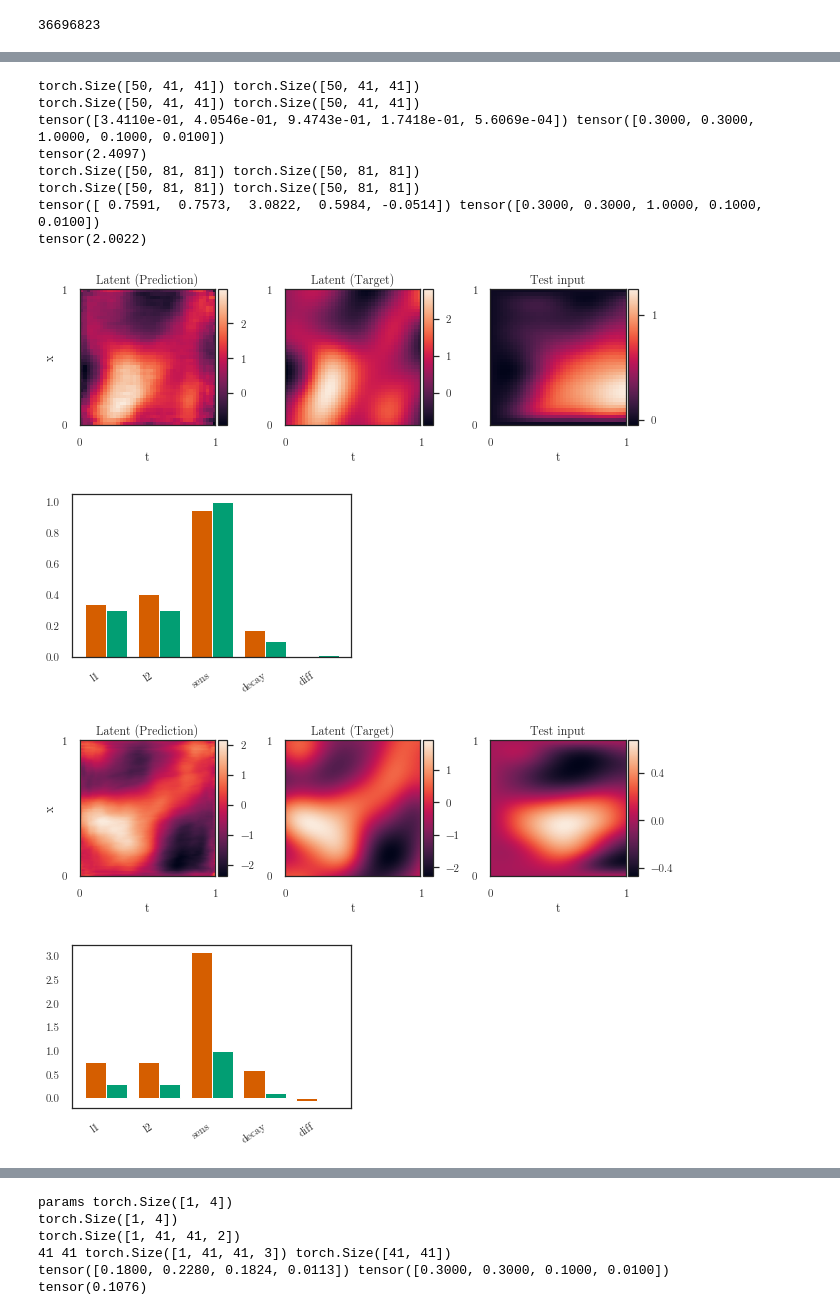
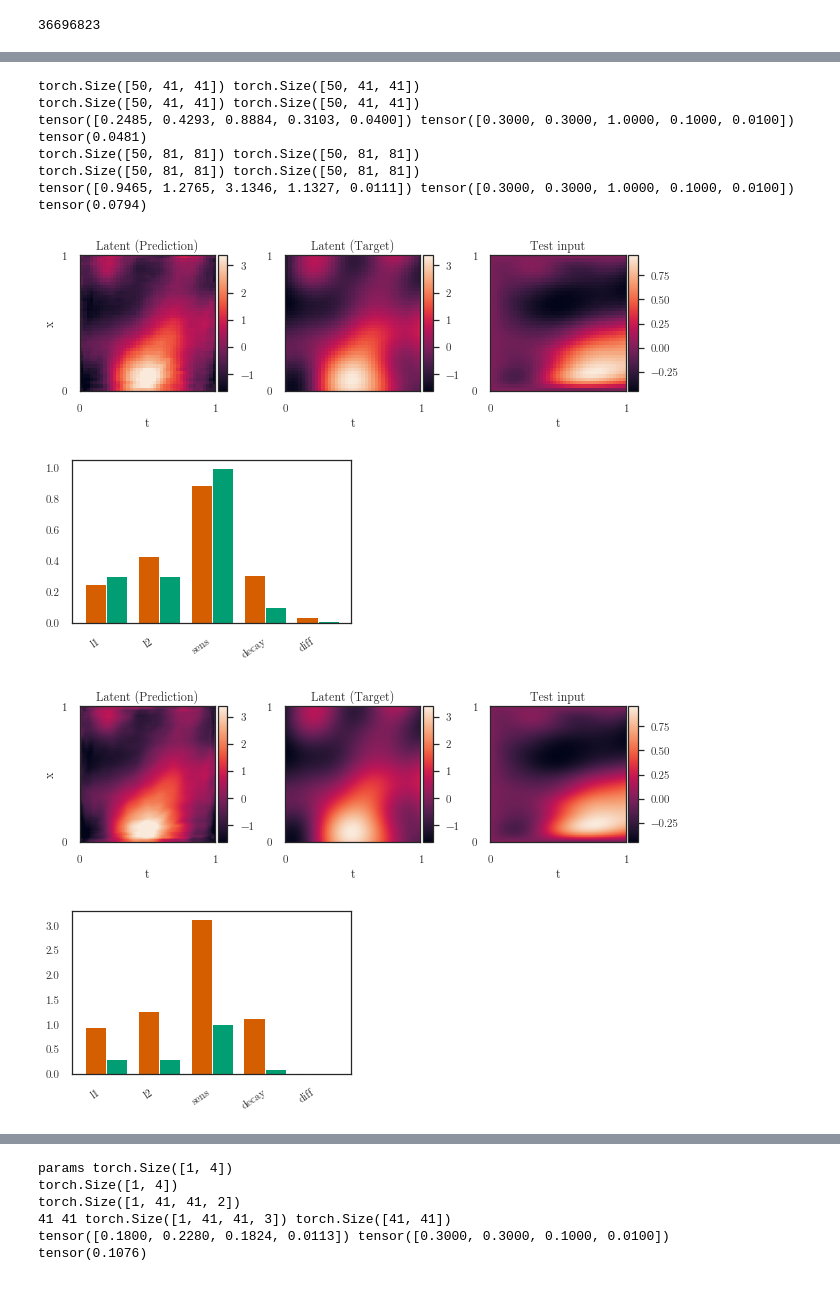
Before and after one commit to mossjacob/alfi, a Jupyter notebook: docs/notebooks/nn/lfo_2d.ipynb, the cells around one changed output, grey strips where cells are left out. Cells and saved outputs as stored; diff of their text form; code cells hidden in the pictures.

```diff
--- a/docs/notebooks/nn/lfo_2d.ipynb
+++ b/docs/notebooks/nn/lfo_2d.ipynb
@@ -44,14 +44,14 @@ dataset = HomogeneousReactionDiffusion('../../../data',
                                        highres=True,
                                        nn_format=True,
                                        sub=1, ntest=0)
-high_res_loader = DataLoader(dataset.train_data, batch_size=batch_size, shuffle=True)
+high_res_loader = DataLoader(dataset.train_data, batch_size=batch_size, shuffle=False)
 
 dataset = HomogeneousReactionDiffusion('../../../data',
                                        one_fixed_sample=False,
                                        highres=True,
                                        nn_format=True,
                                        sub=2, ntest=0)
-subsampled_loader = DataLoader(dataset.train_data, batch_size=batch_size, shuffle=True)
+subsampled_loader = DataLoader(dataset.train_data, batch_size=batch_size, shuffle=False)
 i = torch.randint(50, torch.Size([1]))[0]
 tx = dataset.data[i][0]
 
@@ -107,21 +107,24 @@ Epoch 020/020 - Loss: 0.03 (0.35 -0.05 0.14 0.01 0.06)
 # %%
-def show_result(model, loader, plot_uncertainty=False, plotter=None):
+def show_result(model, loader, plot_uncertainty=False, plotter=None, index=0):
     x, y, params = next(iter(loader))
     p_y_pred, params_out = model.predict_f(x)
-    mean = p_y_pred.mean[0]
-    std  = p_y_pred.variance.sqrt()[0]
-
+    mean = p_y_pred.mean[index]
+    std  = p_y_pred.variance.sqrt()[index]
     num_t = x.shape[1]
     num_x = x.shape[2]
+    x = x[index][...,0]
+    y = y[index]
     if not plot_uncertainty:
         plot_spatiotemporal_data(
             [
-                mean[...].detach().view(num_t, num_x).t(),
-                y[0, ...].view(num_t, num_x).t(), #num_t
-                x[0, ..., 0].view(num_t, num_x).t()
+                mean.detach().view(num_t, num_x).t(),
+                y.view(num_t, num_x).t(), #num_t
+                x.view(num_t, num_x).t()
             ],
             extent, nrows=1, ncols=3,
-            titles=['Latent (Prediction)', 'Latent (Target)', 'Test input']
+            titles=['Latent (Prediction)', 'Latent (Target)', 'Test input'],
+            cticks=None,  # [0, 100, 200]
+            clim=[(y.min(), y.max())] * 2 + [(x.min(), x.max())],
         )
     else:
         a = np.zeros((41, 41, 4))
@@ -160,19 +163,20 @@ tensor(2.0106)
 # %%
-show_result(model, subsampled_loader, plotter=plotter)
-show_result(model, high_res_loader, plotter=plotter)
+i = 10
+show_result(model, subsampled_loader, plotter=plotter, index=i)
+show_result(model, high_res_loader, plotter=plotter, index=i)
 # %% [output]
 torch.Size([50, 41, 41]) torch.Size([50, 41, 41])
 torch.Size([50, 41, 41]) torch.Size([50, 41, 41])
-tensor([3.4110e-01, 4.0546e-01, 9.4743e-01, 1.7418e-01, 5.6069e-04]) tensor([0.3000, 0.3000, 1.0000, 0.1000, 0.0100])
-tensor(2.4097)
+tensor([0.2485, 0.4293, 0.8884, 0.3103, 0.0400]) tensor([0.3000, 0.3000, 1.0000, 0.1000, 0.0100])
+tensor(0.0481)
 torch.Size([50, 81, 81]) torch.Size([50, 81, 81])
 torch.Size([50, 81, 81]) torch.Size([50, 81, 81])
-tensor([ 0.7591,  0.7573,  3.0822,  0.5984, -0.0514]) tensor([0.3000, 0.3000, 1.0000, 0.1000, 0.0100])
-tensor(2.0022)
+tensor([0.9465, 1.2765, 3.1346, 1.1327, 0.0111]) tensor([0.3000, 0.3000, 1.0000, 0.1000, 0.0100])
+tensor(0.0794)
-[figure, old version]
+[figure, new version]
-[figure, old version]
+[figure, new version]
-[figure, old version]
+[figure, new version]
-[figure, old version]
+[figure, new version]
 # %%
 from lafomo.datasets import DrosophilaSpatialTranscriptomics
 from scipy.interpolate import interp1d
```
Also changed, not shown: parts of 8 cells of this notebook, 5 other files.
